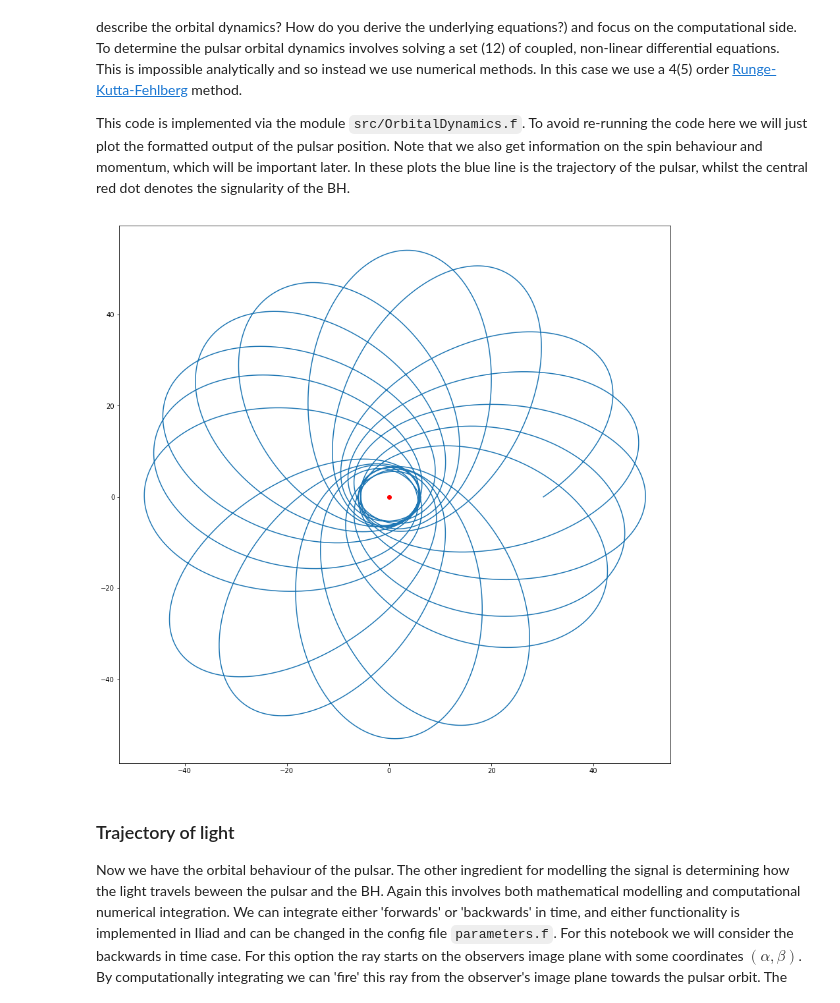
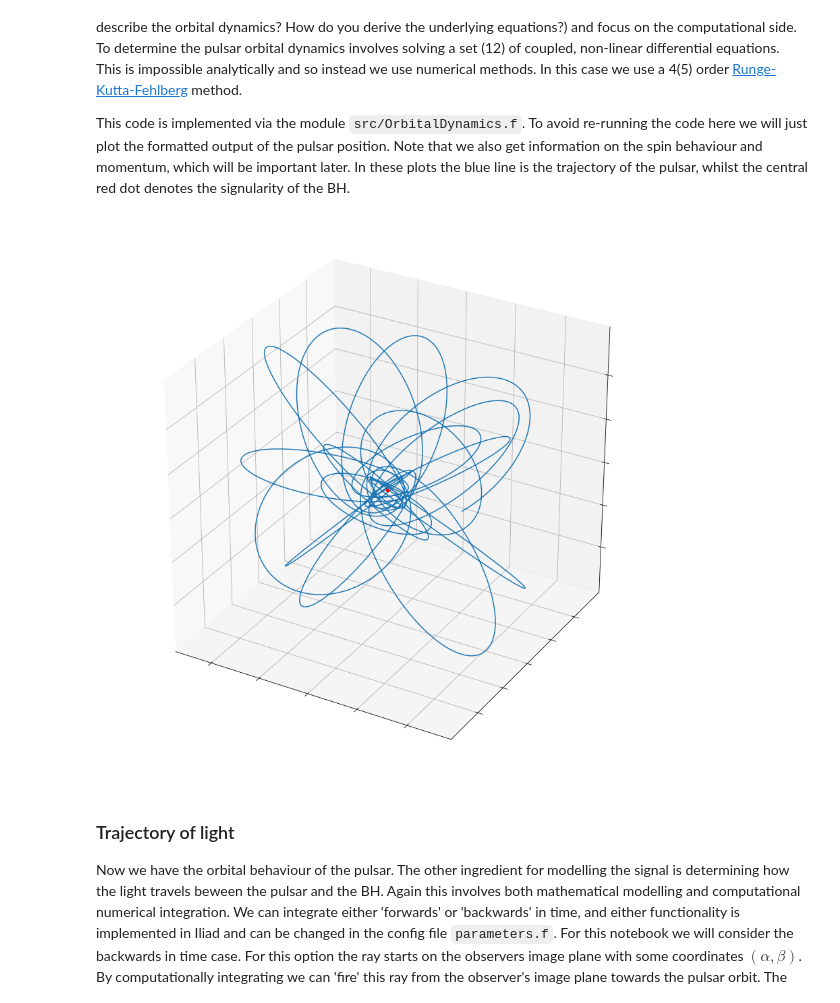
Before and after one commit to tomkimpson/Iliad, a Jupyter notebook: Worked Example.ipynb, the cells around one changed output. Drawn from its saved outputs; the diff is of its cells as text; code cells hidden in the pictures.

```diff
--- a/Worked Example.ipynb
+++ b/Worked Example.ipynb
@@ -16,23 +16,24 @@ The first step in modelling the signal is to determine the relativistic spin orb
 This code is implemented via the module `src/OrbitalDynamics.f`. To avoid re-running the code here we will just plot the formatted output of the pulsar position. Note that we also get information on the spin behaviour and momentum, which will be important later. In these plots the blue line is the trajectory of the pulsar, whilst the central red dot denotes the signularity of the BH.
 # %%
 %matplotlib inline
+#can also use matplotlib widget here if you want interactive plots
 
 #Load some modules
 import sys
 sys.path.insert(1, 'tools/')
 from PlotModules import *
 
 # Define path to data
 directory = 'example_data/'
 path_to_data = directory + 'ExampleFormattedData.txt'
 
 
 #And plot it
-dimensions = 2 #Do you want to plot the trajectory in 2 or 3 dimensions?
+dimensions = 3 #Do you want to plot the trajectory in 2 or 3 dimensions?
 ax = setup_figure(dimensions)
 PlotTheOrbitalDynamics(path_to_data,dimensions,ax)
 # %% [output]
-[figure, old version]
+[figure, new version]
 # %% [markdown]
 ### Trajectory of light
 
```
Also changed, not shown: 2 other files.
